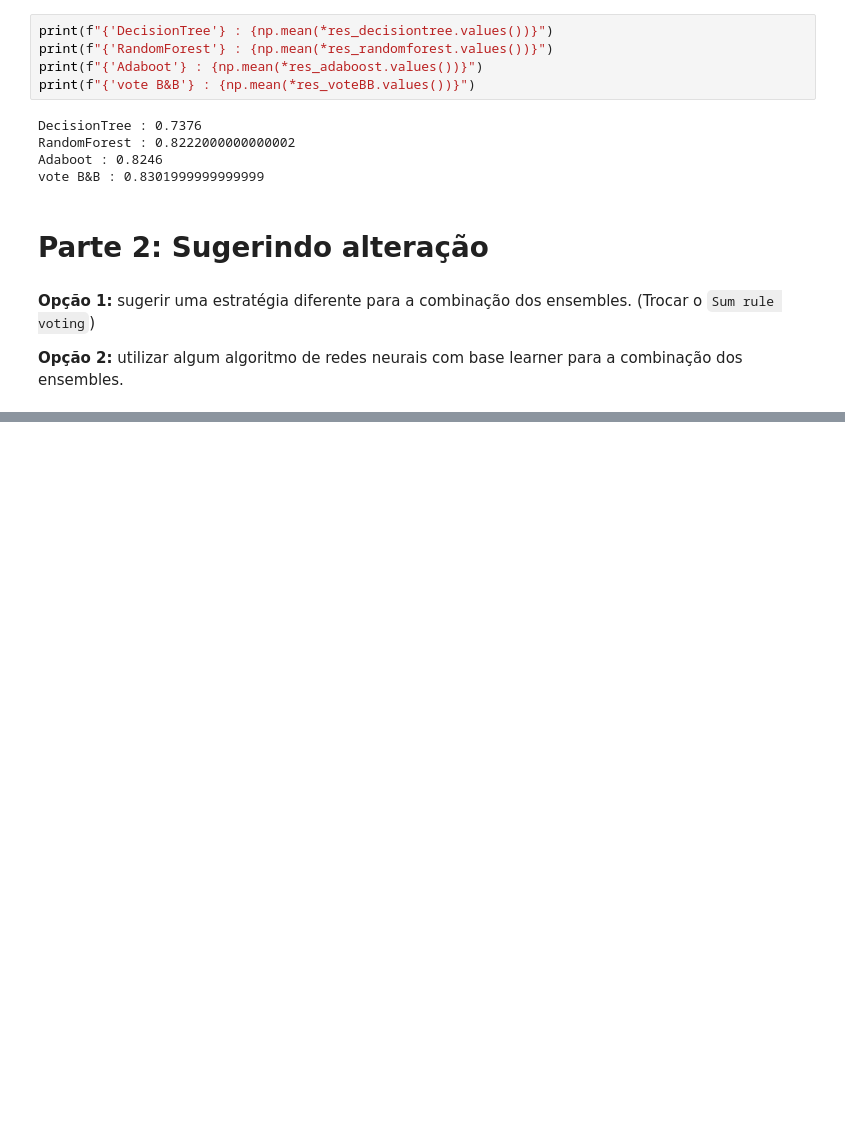
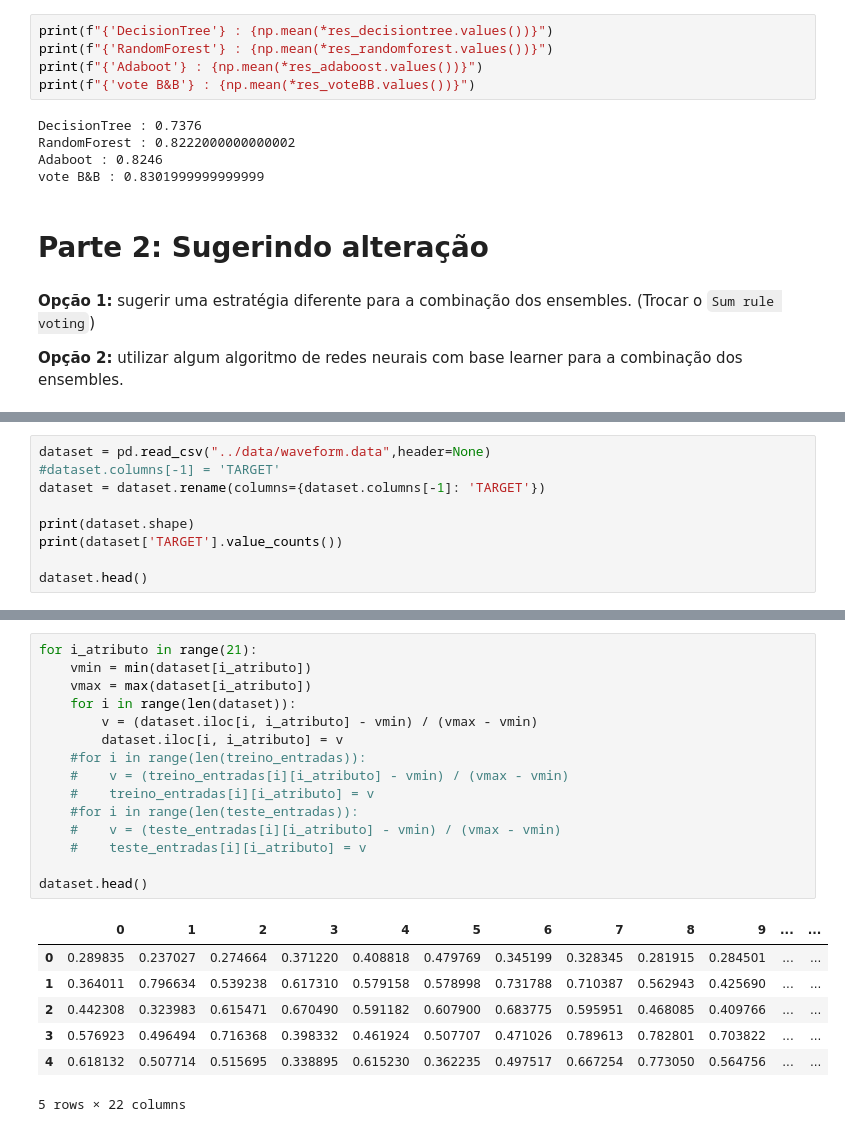
Before and after one commit to glauberiano/combining-ensemble-methods, a Jupyter notebook: bin/Combining bagging and boosting.ipynb, the cells around one changed output, grey strips where cells are left out. Cells and saved outputs as stored; diff of their text form; blank space fills up the shorter version.

```diff
--- a/bin/Combining bagging and boosting.ipynb
+++ b/bin/Combining bagging and boosting.ipynb
@@ -201,0 +211,9 @@ __Opção 2:__ utilizar algum algoritmo de redes neurais com base learner para a
+# %%
+dataset = pd.read_csv("../data/waveform.data",header=None)
+#dataset.columns[-1] = 'TARGET'
+dataset = dataset.rename(columns={dataset.columns[-1]: 'TARGET'})
+
+print(dataset.shape)
+print(dataset['TARGET'].value_counts())
+
+dataset.head()
@@ -201,0 +233,23 @@ __Opção 2:__ utilizar algum algoritmo de redes neurais com base learner para a
+# %%
+for i_atributo in range(21):
+    vmin = min(dataset[i_atributo])
+    vmax = max(dataset[i_atributo])
+    for i in range(len(dataset)):
+        v = (dataset.iloc[i, i_atributo] - vmin) / (vmax - vmin)
+        dataset.iloc[i, i_atributo] = v
+    #for i in range(len(treino_entradas)):
+    #    v = (treino_entradas[i][i_atributo] - vmin) / (vmax - vmin)
+    #    treino_entradas[i][i_atributo] = v
+    #for i in range(len(teste_entradas)):
+    #    v = (teste_entradas[i][i_atributo] - vmin) / (vmax - vmin)
+    #    teste_entradas[i][i_atributo] = v
+
+dataset.head()
+# %% [output]
+|  | 0 | 1 | 2 | 3 | 4 | 5 | 6 | 7 | 8 | 9 | ... | ... |
+| 0 | 0.289835 | 0.237027 | 0.274664 | 0.371220 | 0.408818 | 0.479769 | 0.345199 | 0.328345 | 0.281915 | 0.284501 | ... | ... |
+| 1 | 0.364011 | 0.796634 | 0.539238 | 0.617310 | 0.579158 | 0.578998 | 0.731788 | 0.710387 | 0.562943 | 0.425690 | ... | ... |
+| 2 | 0.442308 | 0.323983 | 0.615471 | 0.670490 | 0.591182 | 0.607900 | 0.683775 | 0.595951 | 0.468085 | 0.409766 | ... | ... |
+| 3 | 0.576923 | 0.496494 | 0.716368 | 0.398332 | 0.461924 | 0.507707 | 0.471026 | 0.789613 | 0.782801 | 0.703822 | ... | ... |
+| 4 | 0.618132 | 0.507714 | 0.515695 | 0.338895 | 0.615230 | 0.362235 | 0.497517 | 0.667254 | 0.773050 | 0.564756 | ... | ... |
+5 rows × 22 columns
```
Also changed, not shown: parts of 8 cells of this notebook, 2 other files.
